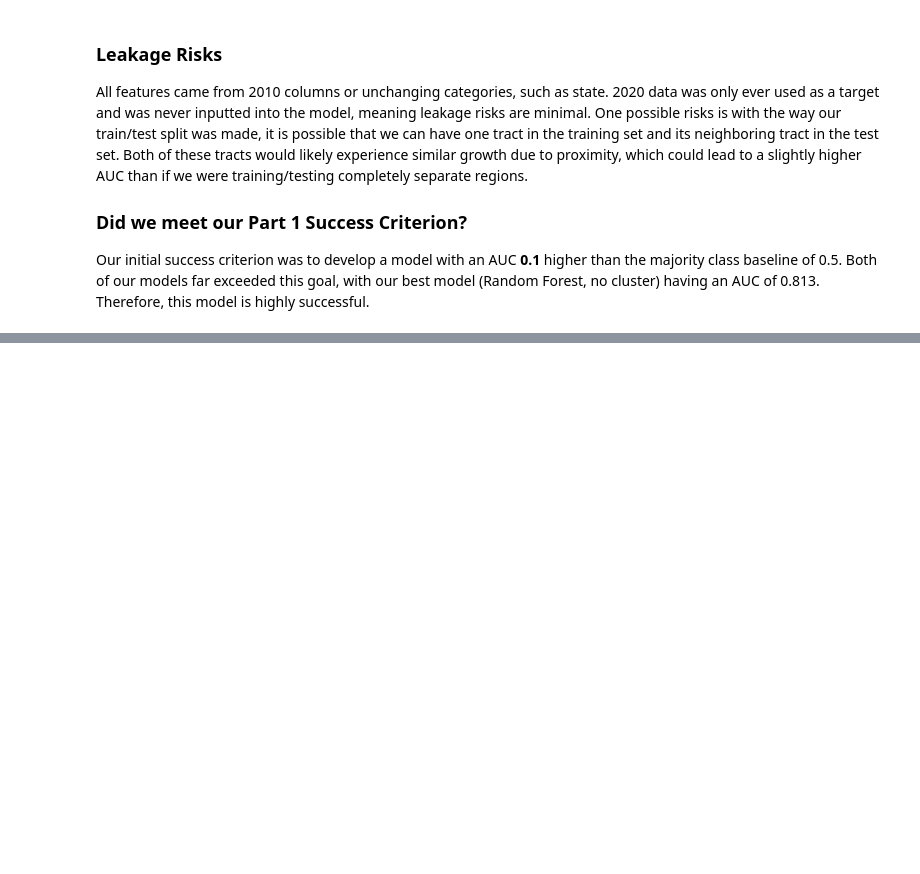
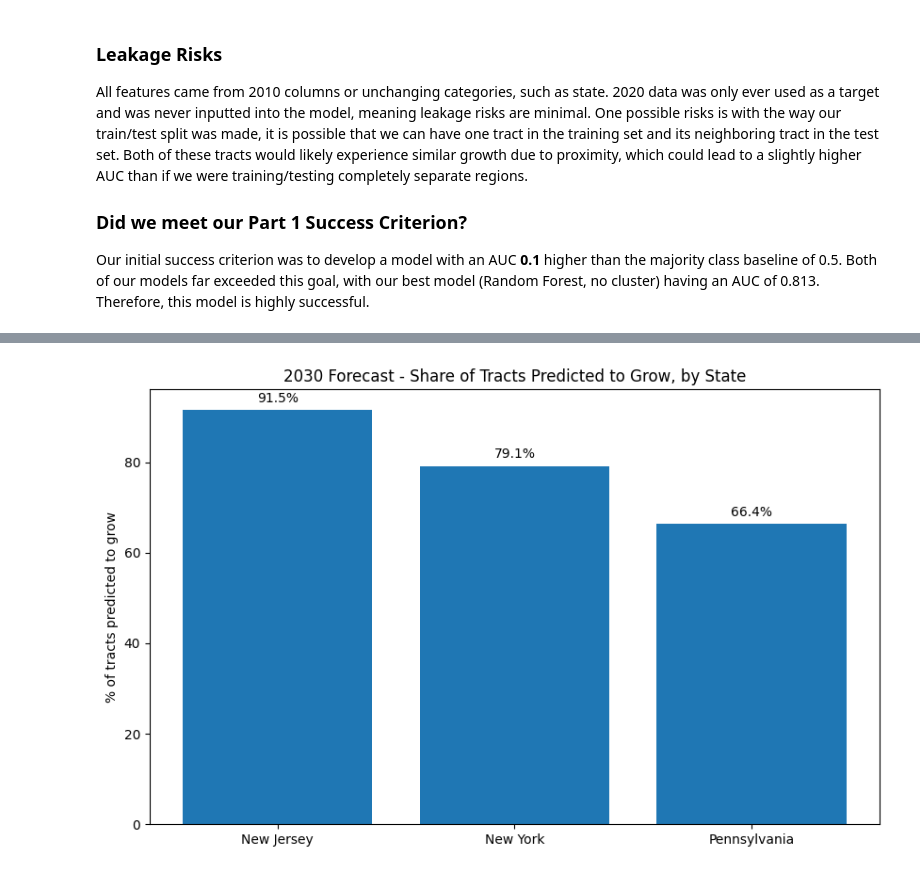
Before and after one commit to alexanderson522/INFO648, a Jupyter notebook: FinalProject/INFO648_Final_Project_AA_JK.ipynb, the cells around one changed output, grey strips where cells are left out. Cells and saved outputs as stored; diff of their text form; code cells hidden in the pictures; blank space fills up the shorter version.

Commit message:
Forecasting and Recommendation

```diff
--- a/FinalProject/INFO648_Final_Project_AA_JK.ipynb
+++ b/FinalProject/INFO648_Final_Project_AA_JK.ipynb
@@ -689,0 +721,19 @@ Our initial success criterion was to develop a model with an AUC **0.1** higher
+# %%
+#drop tracts with undefined housing
+bad_rates = forecast[['pct_vacant','pct_owner_occ','pct_renter_occ']].isin([np.inf,-np.inf]).any(axis=1) | forecast[['pct_vacant','pct_owner_occ','pct_renter_occ']].isna().any(axis=1)
+forecast = forecast[~bad_rates].copy()
+# %%
+#identify forecast numeric/categorical features
+forecast_numeric_features = ['pct_vacant','pct_owner_occ','pct_renter_occ','pct_under18','pct_18to34',
+                     'pct_35to64','pct_65plus','pct_nhwhite','pct_nhblack','pct_nhapi',
+                     'pct_hispanic','density_2010']
+
+forecast_categorical_features = ['settlement_type','STATE']
+# %%
+#score using best model
+forecast_X = forecast[forecast_numeric_features + forecast_categorical_features]
+
+forecast['predicted_grow_2030'] = best_model.predict(forecast_X)
+forecast['predicted_grow_proba'] = best_model.predict_proba(forecast_X)[:,1]
+
+forecast['predicted_grow_2030'].value_counts()
@@ -689,0 +748,8 @@ Our initial success criterion was to develop a model with an AUC **0.1** higher
+# %%
+state_forecast = forecast.groupby('STATE').agg(
+    total_tracts=('predicted_grow_2030','count'),
+    pct_predicted_to_grow=('predicted_grow_2030','mean')
+)
+state_forecast['pct_predicted_to_grow'] = state_forecast['pct_predicted_to_grow'] * 100
+state_forecast = state_forecast.sort_values('pct_predicted_to_grow', ascending=False)
+state_forecast
@@ -689,0 +762,17 @@ Our initial success criterion was to develop a model with an AUC **0.1** higher
+# %%
+plt.figure(figsize=(10,6))
+ax = plt.bar(state_forecast.index, state_forecast['pct_predicted_to_grow'])
+plt.title('2030 Forecast - Share of Tracts Predicted to Grow, by State')
+plt.ylabel('% of tracts predicted to grow')
+
+# Add percentage labels above each bar
+for p in ax:
+    plt.annotate(f'{p.get_height():.1f}%',
+                (p.get_x() + p.get_width() / 2., p.get_height()),
+                ha='center', va='center',
+                xytext=(0, 9),
+                textcoords='offset points')
+
+plt.show()
+# %% [output]
+[figure, added]
```
Also changed, not shown: parts of 11 cells of this notebook.
